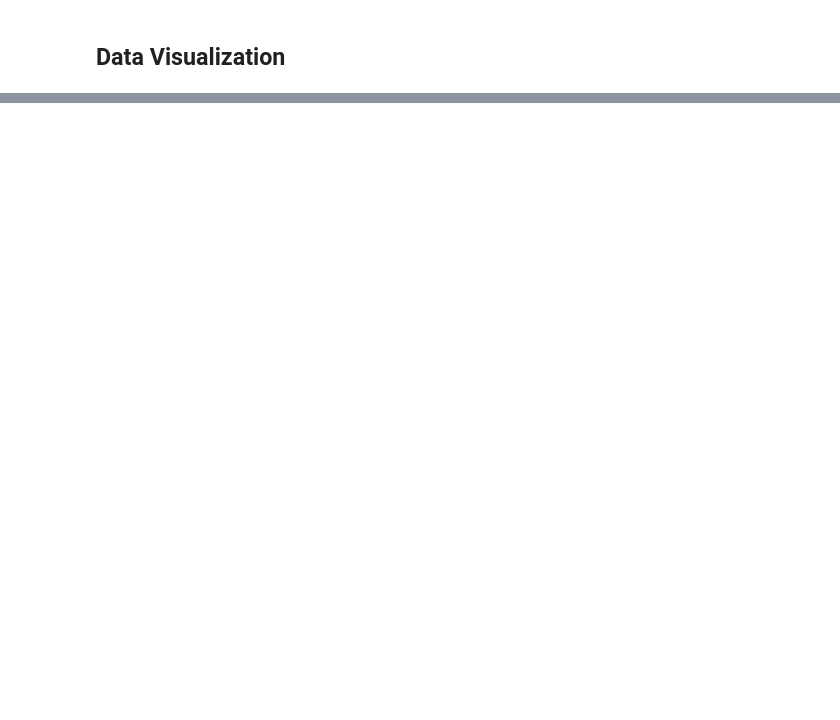
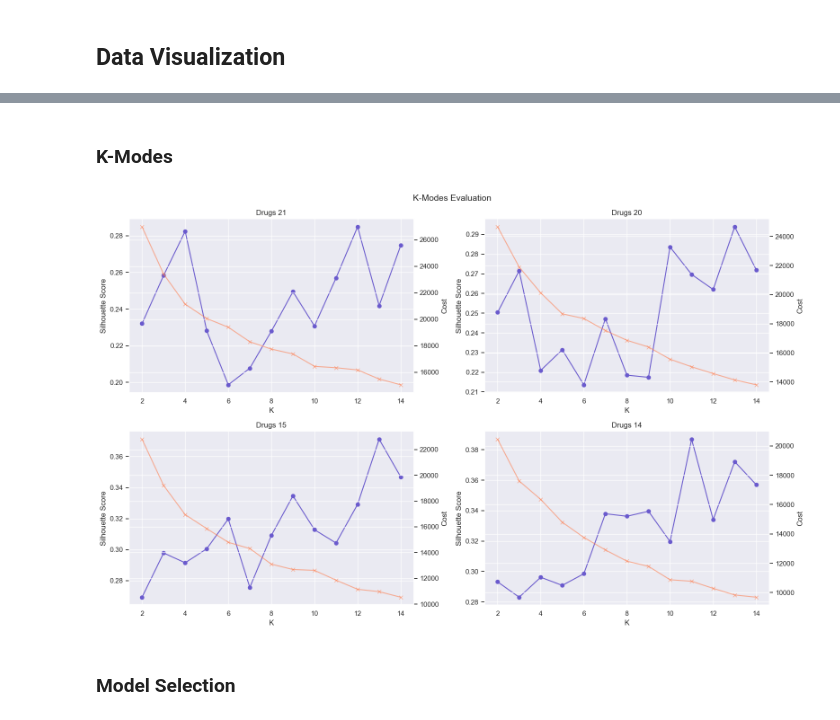
Before and after one commit to Sarah-Eden/drug-related-mortality-clustering, a Jupyter notebook: drug-related-mortality-clustering.ipynb, the cells around one changed output, grey strips where cells are left out. Drawn from its saved outputs; the diff is of its cells as text; code cells hidden in the pictures; blank space fills up the shorter version.

```diff
--- a/drug-related-mortality-clustering.ipynb
+++ b/drug-related-mortality-clustering.ipynb
@@ -512,0 +673,11 @@ drug_cols = list(df_clean.columns[25:42]) + ['Buprenorphine', 'PCP']
+# %%
+fig, axes = plt.subplots(2, 2, figsize=(20, 15))
+axes = axes.flatten()
+
+for i, scores in enumerate(kmed_scores):
+    axes[i].plot(list(K), scores, 'o-', color='slateblue')
+    axes[i].set(title=f'{ds_labels[i]}', xlabel='K', ylabel='Silhouette Score')
+
+plt.suptitle('K-Medoids Silhouette Scores', fontsize=14)
+plt.tight_layout()
+plt.show()
@@ -512,0 +686,35 @@ drug_cols = list(df_clean.columns[25:42]) + ['Buprenorphine', 'PCP']
+# %% [markdown]
+### K-Modes
+# %%
+kmodes_costs = []
+kmodes_scores = []
+
+for data in datasets:
+    c = []
+    s =  []
+    for k in list(K):
+        kmode = KModes(n_clusters=k, init='Huang', n_init=50, random_state=9)
+        labels = kmode.fit_predict(data.values)
+        c.append(kmode.cost_)
+        s.append(silhouette_score(data.values, labels, metric='hamming'))
+
+    kmodes_costs.append(c)
+    kmodes_scores.append(s)
+# %%
+fig, axes = plt.subplots(2, 2, figsize=(16, 10))
+axes = axes.flatten()
+
+for i, name in enumerate(ds_labels):
+    axes[i].plot(list(K), kmodes_scores[i], 'o-', color='slateblue', label='Silhouette')
+    ax2 = axes[i].twinx()
+    ax2.plot(list(K), kmodes_costs[i], 'x-', color='coral', alpha=0.6, label='Cost')
+    axes[i].set(title=name, xlabel='K', ylabel='Silhouette Score')
+    ax2.set_ylabel('Cost')
+
+plt.suptitle('K-Modes Evaluation', fontsize=14)
+plt.tight_layout()
+plt.show()
+# %% [output]
+[figure, added]
+# %% [markdown]
+### Model Selection
```
Also changed, not shown: parts of 46 cells of this notebook, 2 other files.
